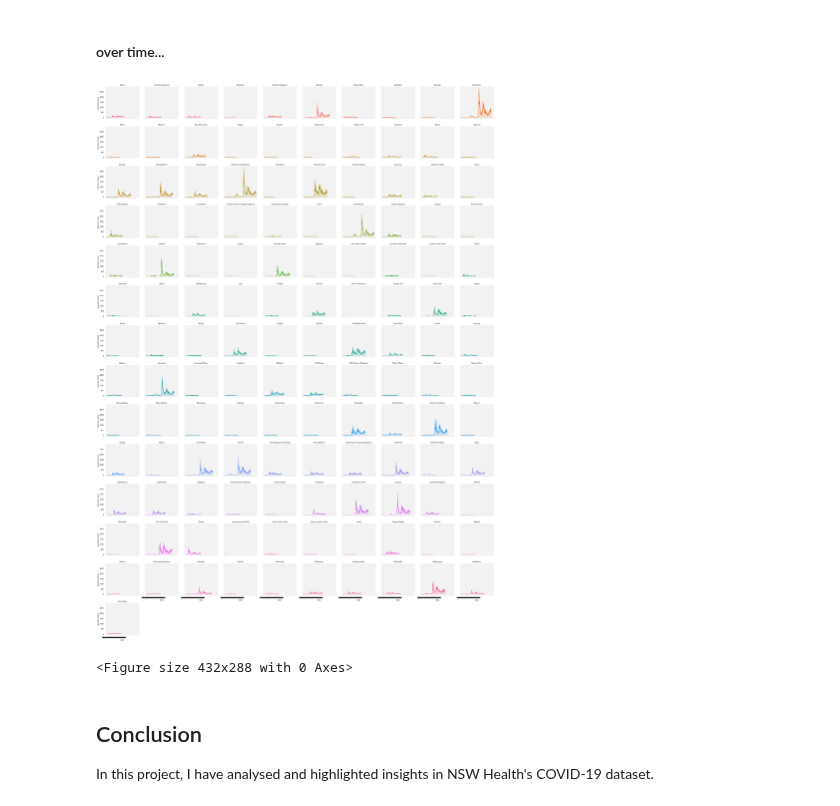
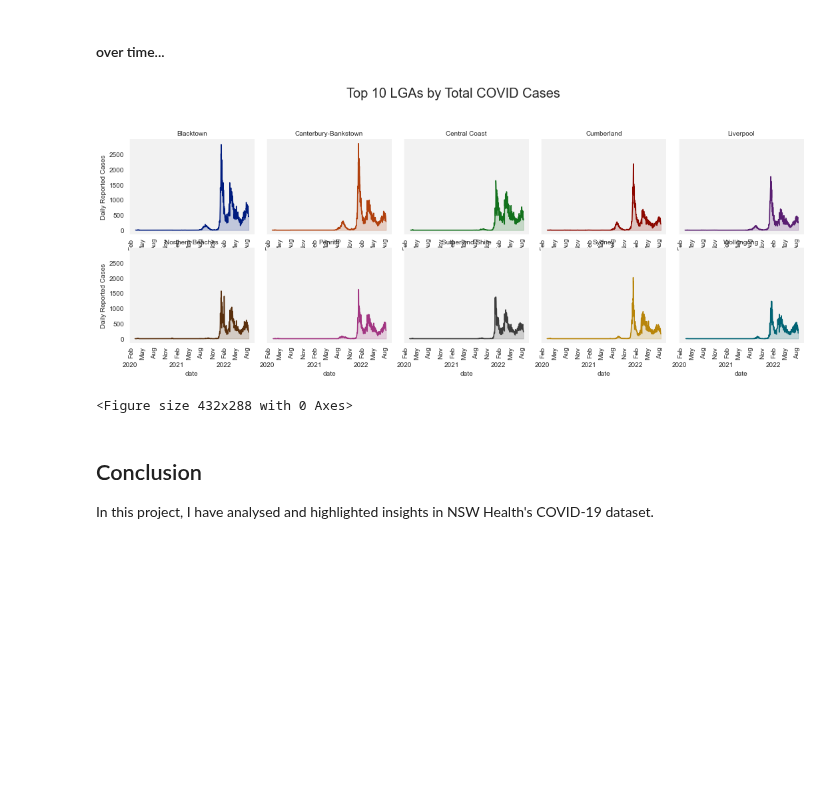
Before and after one commit to henrylin03/covid-nsw, a Jupyter notebook: covid-nsw.ipynb, the cells around one changed output. Drawn from its saved outputs; the diff is of its cells as text; code cells hidden in the pictures; blank space fills up the shorter version.

Commit message:
add facetgrid for top 10 lgas total cases over time

```diff
--- a/covid-nsw.ipynb
+++ b/covid-nsw.ipynb
@@ -620,24 +620,53 @@ pd.read_sql_query(
 # %%
 daily_by_lga =\
     pd.read_sql_query("""
+        WITH lga_total_cases_top10 AS (
+            SELECT lga,
+                SUM(confirmed_cases_count) AS 'total_cases'
+            FROM covid
+            GROUP BY 1
+            ORDER BY 2 DESC
+            LIMIT 10
+        )
+
         SELECT DATE(notification_date) AS 'date',
             lga,
-            SUM(confirmed_cases_count) AS 'reported_cases'
+            SUM(confirmed_cases_count) AS 'daily_cases'
         FROM covid
+        WHERE lga IN (
+            SELECT lga
+            FROM lga_total_cases_top10
+        )
         GROUP BY 2, 1
-        ORDER BY 1
+        ORDER BY 2
     """, engine)
 
-grid = sns.FacetGrid(daily_by_lga, col="lga", hue="lga", col_wrap=10, )
-grid.map(plt.plot, "date", "reported_cases")
-grid.map(plt.fill_between, "date", "reported_cases", alpha=0.2).set_titles("{col_name}", fontsize=20)
+daily_by_lga["date"] = pd.to_datetime(daily_by_lga["date"], format="%Y-%m-%d")
+
+
+grid = sns.FacetGrid(daily_by_lga, col="lga", hue="lga", col_wrap=5, sharex="col")
+areaplots = grid.map(plt.plot, "date", "daily_cases")
+areaplots = grid.map(plt.fill_between, "date", "daily_cases", alpha=0.2).set_titles("{col_name}", fontsize=20)
+
+plt.subplots_adjust(top=0.8)
+
+grid.fig.suptitle("Top 10 LGAs by Total COVID Cases", fontsize=20)
+grid.set_ylabels("Daily Reported Cases")
+
+
+for axes in areaplots.axes.flat:
+    _ = axes.xaxis.set_minor_locator(md.MonthLocator(bymonth=range(13), interval=3))
+    _ = axes.xaxis.set_major_locator(md.YearLocator(1, month=1, day=25))
+    _ = axes.xaxis.set_minor_formatter(md.DateFormatter("%b"))
+    _ = axes.xaxis.set_major_formatter(md.DateFormatter("\n\n%Y"))
+    plt.setp(axes.xaxis.get_minorticklabels(), rotation=90)
 
 plt.show()
 plt.clf()
 
 # daily_by_lga
 # %% [output]
-[figure, old version]
+[figure, new version]
 <Figure size 432x288 with 0 Axes>
 # %% [markdown]
 ## Conclusion
```
